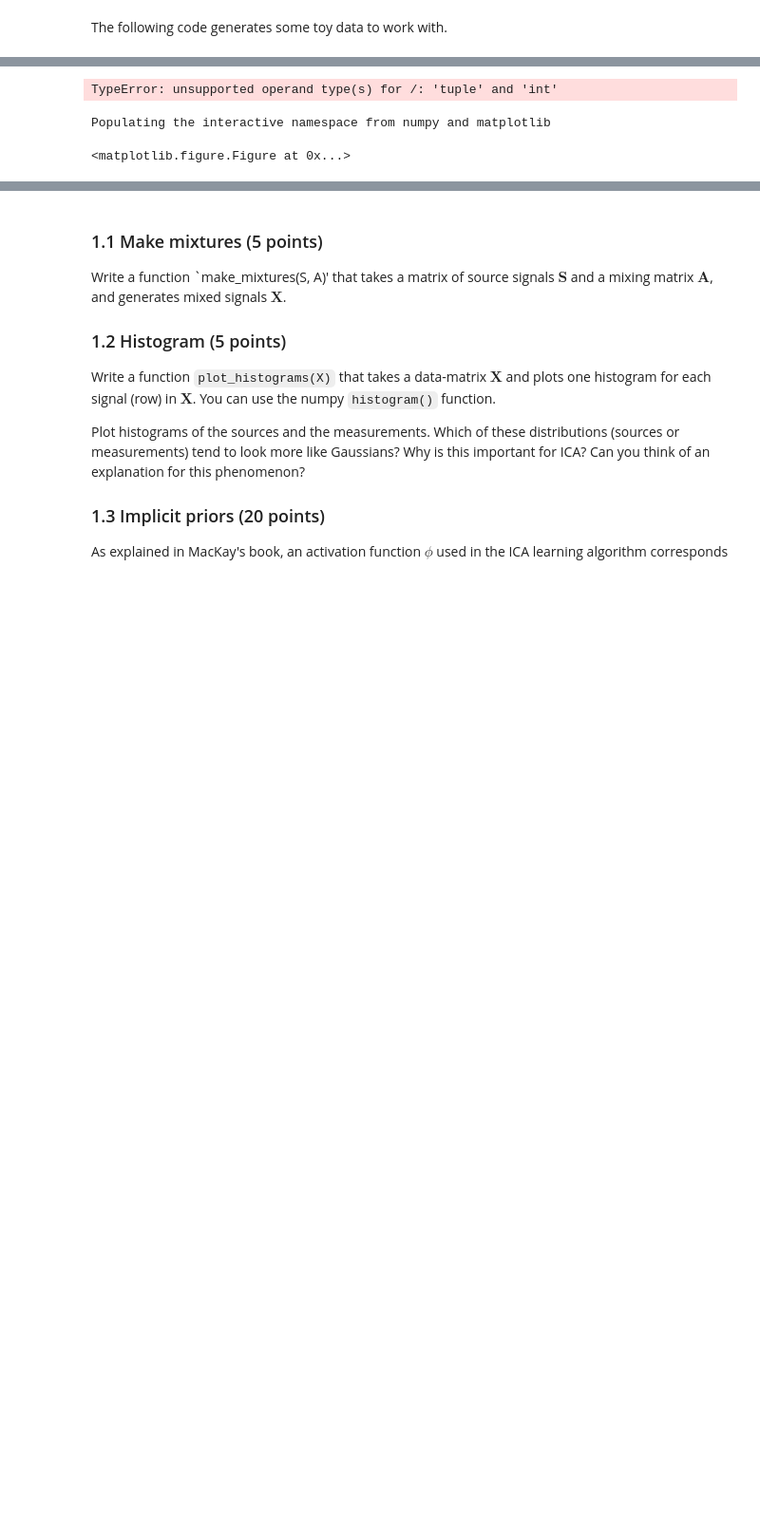
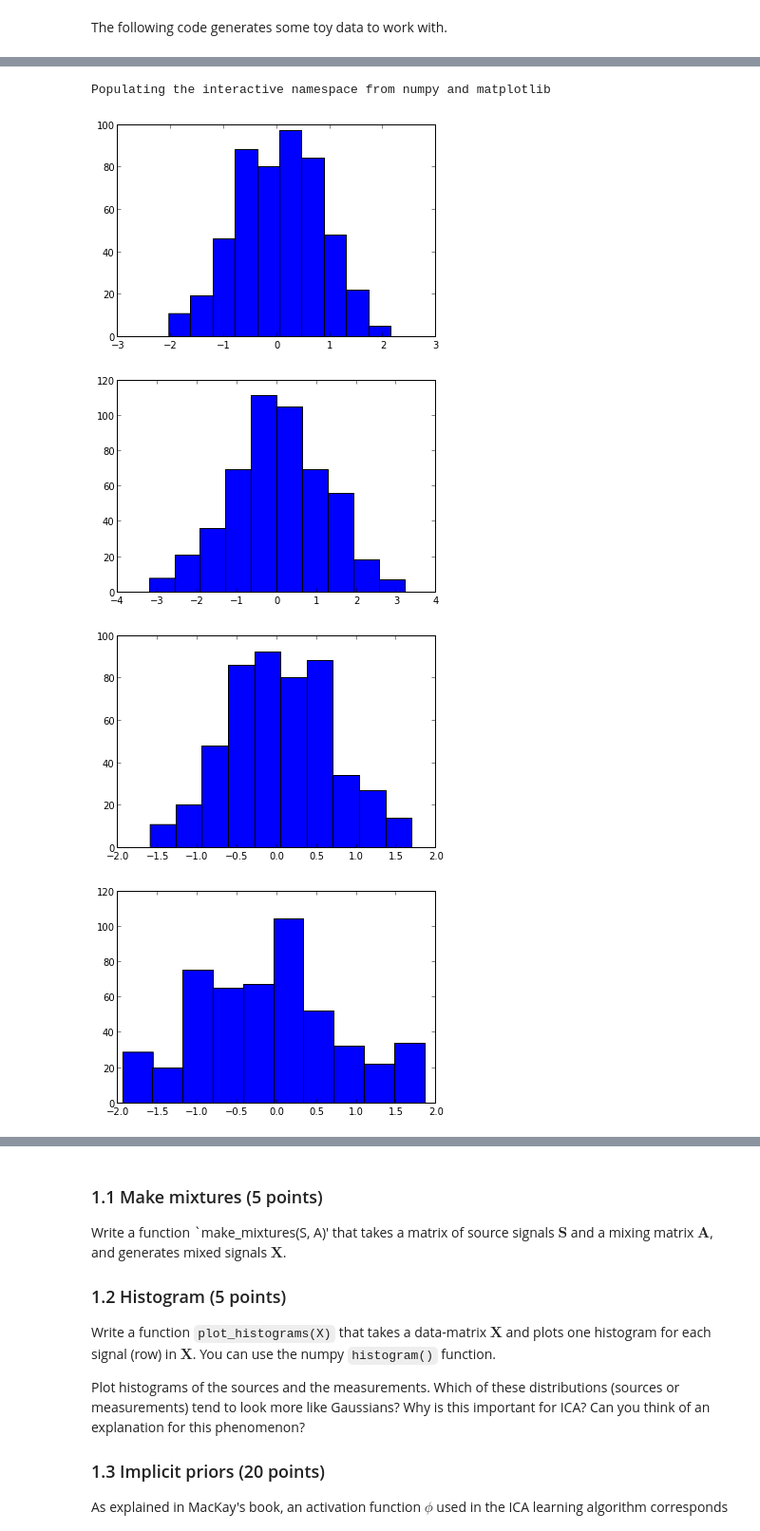
Before and after one commit to ackeune/MLPM, a Jupyter notebook: lab1/lab1.ipynb, the cells around one changed output, grey strips where cells are left out. Shown at 95% size. Saved outputs shown, nothing was run; the diff lists cells and outputs as text; code cells hidden in the pictures; blank space fills up the shorter version.

```diff
--- a/lab1/lab1.ipynb
+++ b/lab1/lab1.ipynb
@@ -88,17 +88,20 @@ plot_signals(S)
 # %%
 %pylab inline
 def make_mixtures(S, A):
     return matrix(A) * matrix(S)
 
 X = make_mixtures(S, random_nonsingular_matrix(5))
 
 def plot_histograms(X):
-    figure()
-    for i in range(X.shape[0]):
-        h, b = histogram(X[i, :])
+    for row in X:
+        row = numpy.array(row.T)
+        hist(row)
+        show()
 
 plot_histograms(X)
 # %% [output]
-TypeError: unsupported operand type(s) for /: 'tuple' and 'int'
+Populating the interactive namespace from numpy and matplotlib
-Populating the interactive namespace from numpy and matplotlib
-<matplotlib.figure.Figure at 0x...>
+[figure, added]
+[figure, added]
+[figure, added]
+[figure, added]
```
Also changed, not shown: parts of 4 cells of this notebook.
